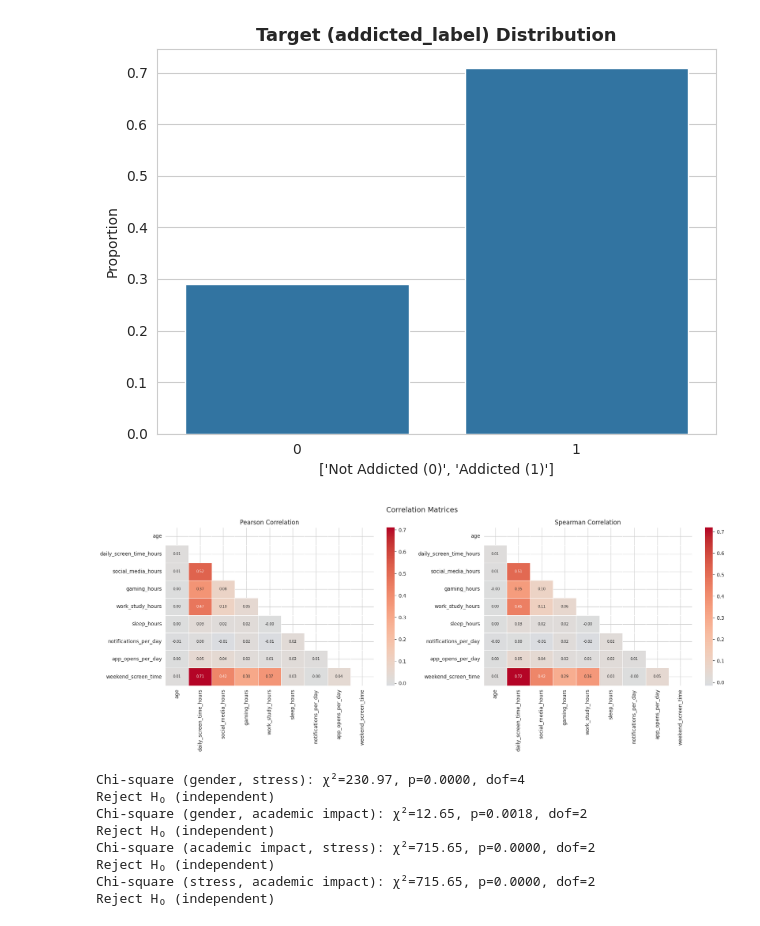
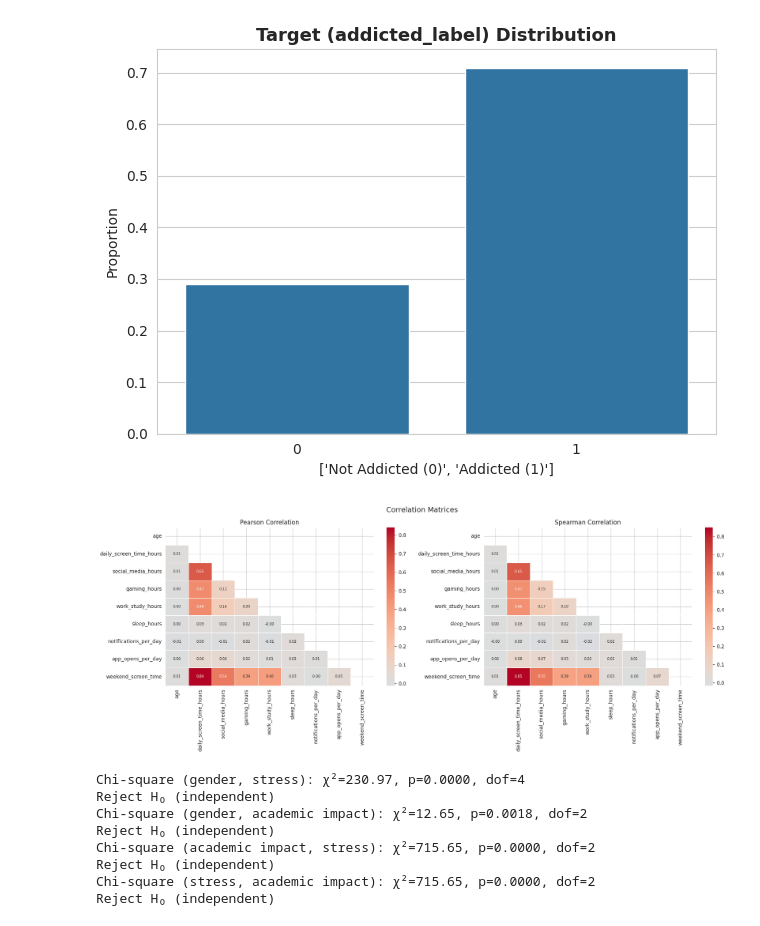
Before and after one commit to kamxsato/MIS444_Final_Project, a Jupyter notebook: 24104087_Final_Project.ipynb, the cells around one changed output. Saved outputs shown, nothing was run; the diff lists cells and outputs as text; code cells hidden in the pictures.

```diff
--- a/24104087_Final_Project.ipynb
+++ b/24104087_Final_Project.ipynb
@@ -612,0 +344,12 @@ plt.show()
+# %%
+# 2.6 Scaling
+
+non_num_cols = ['id', 'gender', 'stress_level', 'academic_work_impact',
+                'gender_encoded_Female', 'gender_encoded_Male',
+                'gender_encoded_Other', 'stress_level_encoded', 'academic_work_impact_n']
+
+df_scaled = pd.DataFrame(StandardScaler().fit_transform(df[num_cols]), columns=num_cols, index=df.index)
+
+df_scaled = pd.concat([df_scaled, df[non_num_cols], df['addicted_label']], axis=1)
+
+display(df_scaled)
@@ -612,0 +370,18 @@ plt.show()
+# %%
+# 2.7 Multicolinearity check
+
+corr_cols = ['id', 'age', 'daily_screen_time_hours', 'social_media_hours',
+             'gaming_hours', 'work_study_hours', 'sleep_hours',
+             'notifications_per_day', 'app_opens_per_day', 'weekend_screen_time',
+            'gender_encoded_Female', 'gender_encoded_Male', 'gender_encoded_Other',
+             'stress_level_encoded', 'academic_work_impact_n']
+
+corr_matrix = df_scaled[corr_cols].corr()
+
+plt.figure(figsize=(9, 6))
+mask = np.triu(np.ones_like(corr_matrix, dtype=bool))
+sns.heatmap(corr_matrix, mask=mask, annot=True, fmt='.2f',
+            cmap='coolwarm', center=0, linewidths=0.5)
+plt.title('Correlation Heatmap — Numeric Features', fontsize=13)
+plt.tight_layout()
+plt.show()
@@ -648,11 +425,11 @@ key_num = ['age','daily_screen_time_hours','gaming_hours',
            'work_study_hours','weekend_screen_time','sleep_hours']
 fig, axes = plt.subplots(2, 3, figsize=(16, 8))
 for ax, col in zip(axes.flat, key_num):
-    train[col].hist(bins=40, density=True, alpha=0.6, color='steelblue', edgecolor='white', ax=ax)
-    train[col].plot.kde(ax=ax, color='darkred', linewidth=2)
+    df[col].hist(bins=40, density=True, alpha=0.6, color='steelblue', edgecolor='white', ax=ax)
+    df[col].plot.kde(ax=ax, color='darkred', linewidth=2)
     ax.set_title(col)
     ax.set_ylabel('Density')
-    skew = train[col].skew()
+    skew = df[col].skew()
     ax.annotate(f'skew={skew:.2f}', xy=(0.7,0.88), xycoords='axes fraction', fontsize=9)
 plt.suptitle('Histograms with KDE — Key Numeric Variables', fontsize=13)
 plt.tight_layout()
@@ -666,7 +443,7 @@ No severe skewness detected
 cat_cols = ['gender','stress_level','academic_work_impact']
 fig, axes = plt.subplots(1, 3, figsize=(10, 4))
 for ax, col in zip(axes.flat, cat_cols):
-    vc = train[col].value_counts()
+    vc = df[col].value_counts()
     bars = ax.bar(vc.index, vc.values, color=sns.color_palette('muted', len(vc)))
     ax.set_title(col)
     ax.tick_params(axis='x', rotation=30)
@@ -696,24 +473,24 @@ plt.show()
 # %%
 # 3.5 Pearson & Spearman correlation matrices
 
 corr_cols = ['age', 'daily_screen_time_hours', 'social_media_hours', 'gaming_hours',
              'work_study_hours', 'sleep_hours', 'notifications_per_day', 'app_opens_per_day',
              'weekend_screen_time', 'addicted_label']
 
-pearson  = train[num_cols].corr(method='pearson')
-spearman = train[num_cols].corr(method='spearman')
+pearson  = df[num_cols].corr(method='pearson')
+spearman = df[num_cols].corr(method='spearman')
 
 fig, axes = plt.subplots(1, 2, figsize=(18, 7))
 for ax, mat, title in zip(axes, [pearson, spearman], ['Pearson','Spearman']):
     mask = np.triu(np.ones_like(mat, dtype=bool))
     sns.heatmap(mat, mask=mask, annot=True, fmt='.2f', cmap='coolwarm',
                 center=0, linewidths=0.4, annot_kws={'size':7}, ax=ax)
     ax.set_title(f'{title} Correlation', fontsize=12)
 plt.suptitle('Correlation Matrices', fontsize=14)
 plt.tight_layout()
 plt.show()
 # %% [output]
-[figure, old version]
+[figure, new version]
 # %%
 # 3.6 Chi-Square test
 
```
Also changed, not shown: parts of 67 cells of this notebook.
